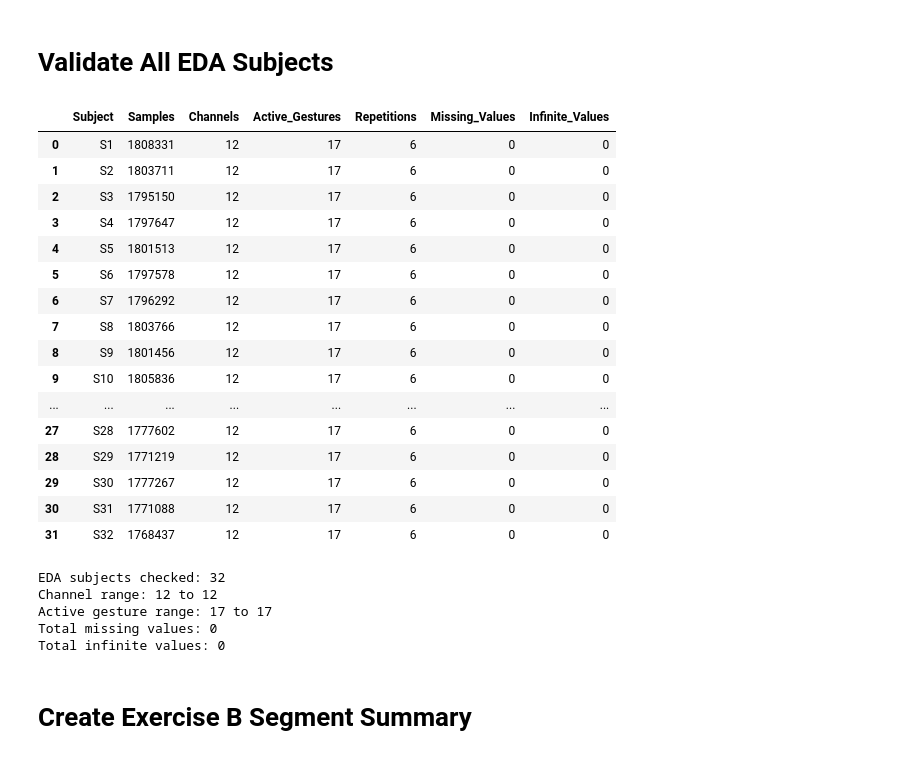
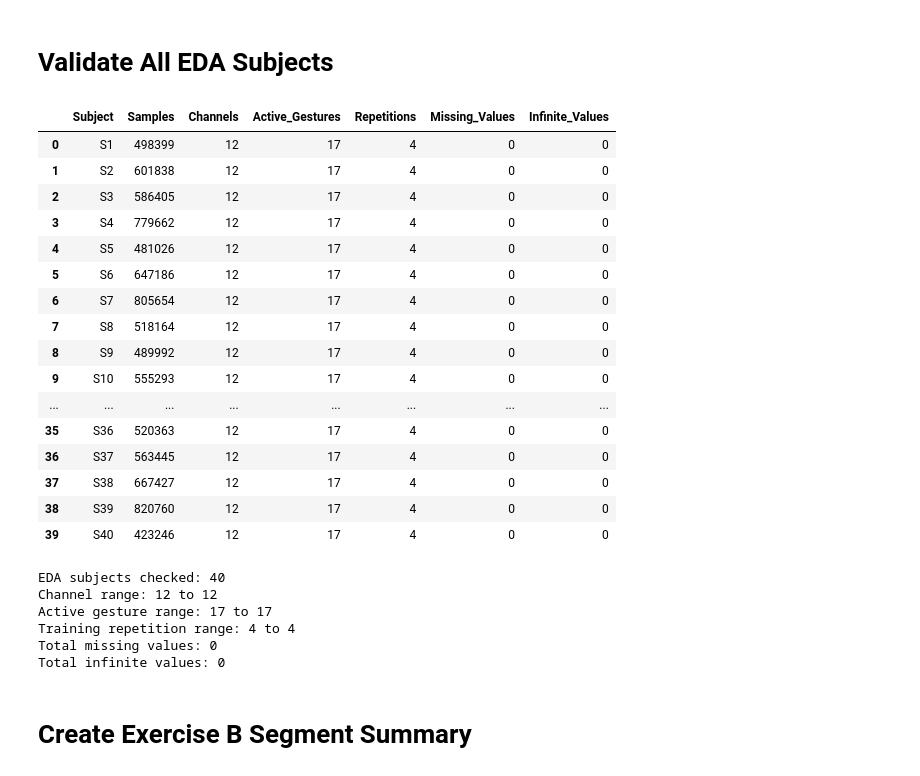
Before and after one commit to mahfuz1715/Group06_NinaProDB2_CSE475, a Jupyter notebook: code/task1/Group06_NinaProDB2_task1_eda.ipynb, the cells around one changed output. Saved outputs shown, nothing was run; the diff lists cells and outputs as text; code cells hidden in the pictures.

```diff
--- a/code/task1/Group06_NinaProDB2_task1_eda.ipynb
+++ b/code/task1/Group06_NinaProDB2_task1_eda.ipynb
@@ -88,24 +91,18 @@ subject_files = {
     for file in exercise_b_files
 }
 
-train_files = {
+eda_files = {
     subject_id: subject_files[subject_id]
-    for subject_id in TRAIN_SUBJECTS
-}
-
-test_files = {
-    subject_id: subject_files[subject_id]
-    for subject_id in TEST_SUBJECTS
+    for subject_id in EDA_SUBJECTS
 }
 
 print("Total Exercise B files:", len(exercise_b_files))
-print("EDA/Training files:", len(train_files))
-print("Fixed test files:", len(test_files))
+print("EDA subject files:", len(eda_files))
+print("Training repetitions:", TRAIN_REPETITIONS)
+print("Fixed test repetitions:", TEST_REPETITIONS)
 
 print("\nFirst 5 EDA files:")
-for subject_id, file in list(train_files.items())[:5]:
+for subject_id, file in list(eda_files.items())[:5]:
     print(f"S{subject_id}:", file.name)
-
-print("\nFixed test subjects:", list(test_files.keys()))
 # %% [output]
 Total Exercise B files: 40
@@ -175,7 +180,7 @@ Infinite EMG values: 0
 # %%
 quality_rows = []
 
-for subject_id, file_path in train_files.items():
+for subject_id, file_path in eda_files.items():
     data = loadmat(
         file_path,
         variable_names=["emg", "restimulus", "rerepetition"]
@@ -185,60 +190,75 @@ for subject_id, file_path in train_files.items():
     labels = np.asarray(data["restimulus"]).ravel()
     repetitions = np.asarray(data["rerepetition"]).ravel()
 
-    active_labels = np.unique(labels[labels > 0])
-    active_repetitions = np.unique(repetitions[labels > 0])
+    train_mask = (
+        (labels > 0) &
+        np.isin(repetitions, TRAIN_REPETITIONS)
+    )
+
+    train_emg = emg[train_mask]
+    train_labels = labels[train_mask]
+    train_repetitions = repetitions[train_mask]
+
+    active_labels = np.unique(train_labels)
+    active_repetitions = np.unique(train_repetitions)
 
     quality_rows.append({
         "Subject": f"S{subject_id}",
-        "Samples": emg.shape[0],
-        "Channels": emg.shape[1],
+        "Samples": train_emg.shape[0],
+        "Channels": train_emg.shape[1],
         "Active_Gestures": len(active_labels),
         "Repetitions": len(active_repetitions),
-        "Missing_Values": int(np.isnan(emg).sum()),
-        "Infinite_Values": int(np.isinf(emg).sum())
+        "Missing_Values": int(np.isnan(train_emg).sum()),
+        "Infinite_Values": int(np.isinf(train_emg).sum())
     })
 
 quality_df = pd.DataFrame(quality_rows)
 
 display(quality_df)
 
 print("EDA subjects checked:", len(quality_df))
 print("Channel range:",
       quality_df["Channels"].min(),
       "to",
       quality_df["Channels"].max())
 
 print("Active gesture range:",
       quality_df["Active_Gestures"].min(),
       "to",
       quality_df["Active_Gestures"].max())
 
+print("Training repetition range:",
+      quality_df["Repetitions"].min(),
+      "to",
+      quality_df["Repetitions"].max())
+
 print("Total missing values:",
       quality_df["Missing_Values"].sum())
 
 print("Total infinite values:",
       quality_df["Infinite_Values"].sum())
 # %% [output]
 |  | Subject | Samples | Channels | Active_Gestures | Repetitions | Missing_Values | Infinite_Values |
-| 0 | S1 | 1808331 | 12 | 17 | 6 | 0 | 0 |
-| 1 | S2 | 1803711 | 12 | 17 | 6 | 0 | 0 |
-| 2 | S3 | 1795150 | 12 | 17 | 6 | 0 | 0 |
-| 3 | S4 | 1797647 | 12 | 17 | 6 | 0 | 0 |
-| 4 | S5 | 1801513 | 12 | 17 | 6 | 0 | 0 |
-| 5 | S6 | 1797578 | 12 | 17 | 6 | 0 | 0 |
-| 6 | S7 | 1796292 | 12 | 17 | 6 | 0 | 0 |
-| 7 | S8 | 1803766 | 12 | 17 | 6 | 0 | 0 |
-| 8 | S9 | 1801456 | 12 | 17 | 6 | 0 | 0 |
-| 9 | S10 | 1805836 | 12 | 17 | 6 | 0 | 0 |
+| 0 | S1 | 498399 | 12 | 17 | 4 | 0 | 0 |
+| 1 | S2 | 601838 | 12 | 17 | 4 | 0 | 0 |
+| 2 | S3 | 586405 | 12 | 17 | 4 | 0 | 0 |
+| 3 | S4 | 779662 | 12 | 17 | 4 | 0 | 0 |
+| 4 | S5 | 481026 | 12 | 17 | 4 | 0 | 0 |
+| 5 | S6 | 647186 | 12 | 17 | 4 | 0 | 0 |
+| 6 | S7 | 805654 | 12 | 17 | 4 | 0 | 0 |
+| 7 | S8 | 518164 | 12 | 17 | 4 | 0 | 0 |
+| 8 | S9 | 489992 | 12 | 17 | 4 | 0 | 0 |
+| 9 | S10 | 555293 | 12 | 17 | 4 | 0 | 0 |
 | ... | ... | ... | ... | ... | ... | ... | ... |
-| 27 | S28 | 1777602 | 12 | 17 | 6 | 0 | 0 |
-| 28 | S29 | 1771219 | 12 | 17 | 6 | 0 | 0 |
-| 29 | S30 | 1777267 | 12 | 17 | 6 | 0 | 0 |
-| 30 | S31 | 1771088 | 12 | 17 | 6 | 0 | 0 |
-| 31 | S32 | 1768437 | 12 | 17 | 6 | 0 | 0 |
+| 35 | S36 | 520363 | 12 | 17 | 4 | 0 | 0 |
+| 36 | S37 | 563445 | 12 | 17 | 4 | 0 | 0 |
+| 37 | S38 | 667427 | 12 | 17 | 4 | 0 | 0 |
+| 38 | S39 | 820760 | 12 | 17 | 4 | 0 | 0 |
+| 39 | S40 | 423246 | 12 | 17 | 4 | 0 | 0 |
-EDA subjects checked: 32
+EDA subjects checked: 40
 Channel range: 12 to 12
 Active gesture range: 17 to 17
+Training repetition range: 4 to 4
 Total missing values: 0
 Total infinite values: 0
 # %% [markdown]
```
Also changed, not shown: parts of 8 cells of this notebook.
